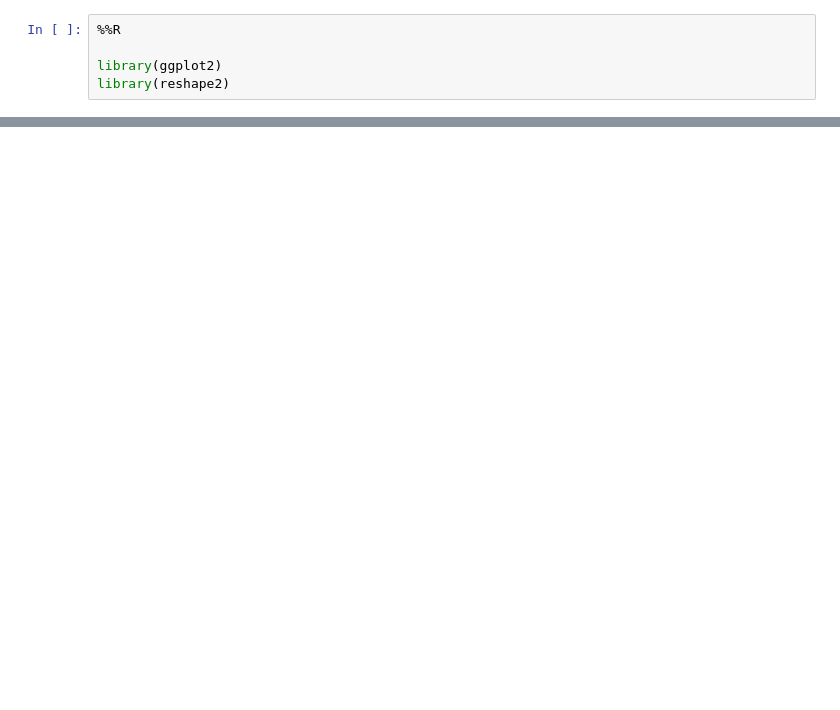
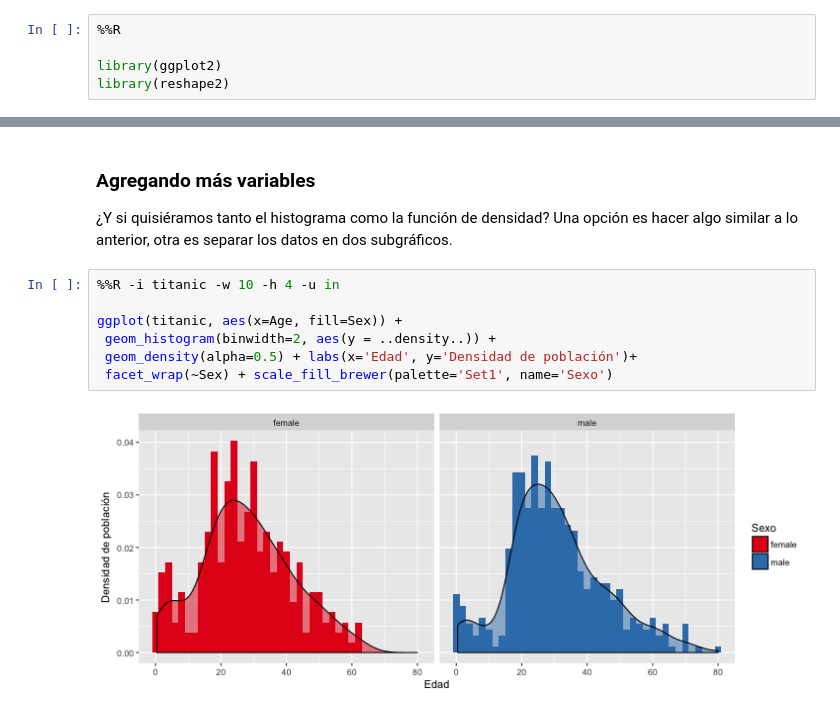
Before and after one commit to crscardellino/MeetupDSCba2017, a Jupyter notebook: python_with_ggplot.ipynb, the cells around one changed output, grey strips where cells are left out. Cells and saved outputs as stored; diff of their text form; blank space fills up the shorter version.

```diff
--- a/python_with_ggplot.ipynb
+++ b/python_with_ggplot.ipynb
@@ -169,0 +135,13 @@ ggplot(learning_curve_results, aes(x=data_size)) +
+# %% [markdown]
+### Agregando más variables
+
+¿Y si quisiéramos tanto el histograma como la función de densidad? Una opción es hacer algo similar a lo anterior, otra es separar los datos en dos subgráficos.
+# %%
+%%R -i titanic -w 10 -h 4 -u in
+
+ggplot(titanic, aes(x=Age, fill=Sex)) +
+ geom_histogram(binwidth=2, aes(y = ..density..)) +
+ geom_density(alpha=0.5) + labs(x='Edad', y='Densidad de población')+
+ facet_wrap(~Sex) + scale_fill_brewer(palette='Set1', name='Sexo')
+# %% [output]
+[figure, added]
```
Also changed, not shown: parts of 50 cells of this notebook, 1 other file.
